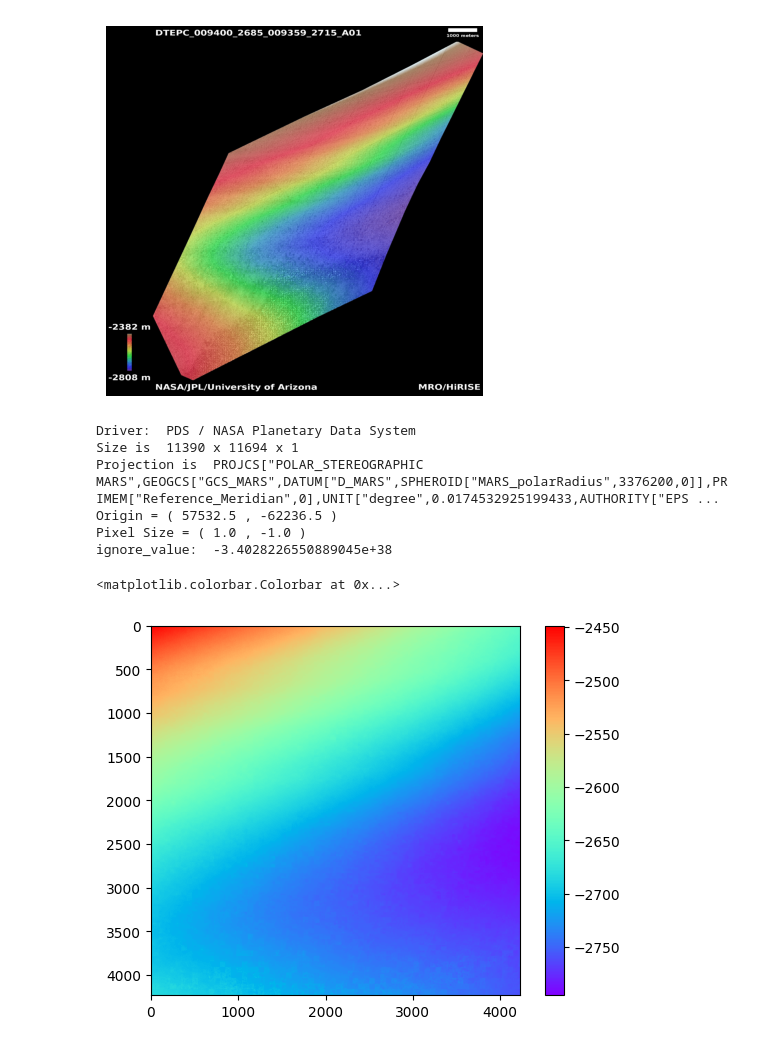
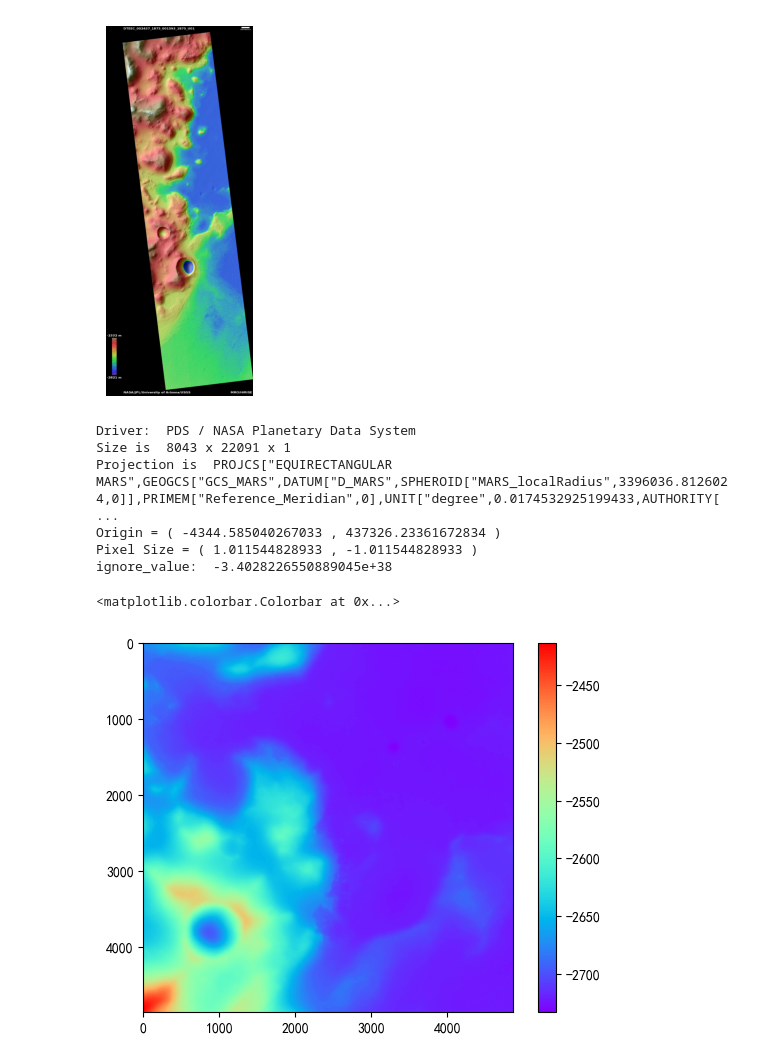
Before and after one commit to exloser123/MARS_Backup, a Jupyter notebook: method/hirise/Roughness_figure_cd.ipynb, the cells around one changed output. Saved outputs shown, nothing was run; the diff lists cells and outputs as text; code cells hidden in the pictures.

```diff
--- a/method/hirise/Roughness_figure_cd.ipynb
+++ b/method/hirise/Roughness_figure_cd.ipynb
@@ -1,17 +1,22 @@
 # %%
 Product_ID = 'DTEPC_009400_2685_009359_2715_A01'
+Product_ID = 'DTEEC_002478_1365_003678_1365_U01'
+Product_ID = 'DTEEC_002437_1875_001593_1875_U01'
+# Product_ID = 'DTEED_022962_1570_022672_1570_A01'
+# Product_ID = 'DTEEC_016509_1980_016575_1980_U01'
+# Product_ID = 'DTEED_018738_1585_019160_1585_A01'
 img_path = 'data/DTM/' + Product_ID + '.IMG'
 jpg_path = 'data/JPG/' + Product_ID + '.ca.jpg'
 # 显示jpg
 from PIL import Image
 from matplotlib import pyplot as plt
 
 img = Image.open(jpg_path)
 plt.imshow(img)
 plt.axis('off')
 plt.show()
 # %% [output]
-[figure, old version]
+[figure, new version]
 # %%
 from osgeo import gdal
 import numpy as np
@@ -32,10 +37,10 @@ ignore_value = dataset.GetRasterBand(1).GetNoDataValue()
 print('ignore_value: ', ignore_value)
 # %% [output]
 Driver:  PDS / NASA Planetary Data System
-Size is  11390 x 11694 x 1
-Projection is  PROJCS["POLAR_STEREOGRAPHIC MARS",GEOGCS["GCS_MARS",DATUM["D_MARS",SPHEROID["MARS_polarRadius",3376200,0]],PRIMEM["Reference_Meridian",0],UNIT["degree",0.0174532925199433,AUTHORITY["EPS ...
-Origin = ( 57532.5 , -62236.5 )
-Pixel Size = ( 1.0 , -1.0 )
+Size is  8043 x 22091 x 1
+Projection is  PROJCS["EQUIRECTANGULAR MARS",GEOGCS["GCS_MARS",DATUM["D_MARS",SPHEROID["MARS_localRadius",3396036.8126024,0]],PRIMEM["Reference_Meridian",0],UNIT["degree",0.0174532925199433,AUTHORITY[ ...
+Origin = ( -4344.585040267033 , 437326.23361672834 )
+Pixel Size = ( 1.011544828933 , -1.011544828933 )
 ignore_value:  -3.4028226550889045e+38
 # %%
 # ignore_value用NAN替代
@@ -58,7 +63,7 @@ plt.imshow(data_cut, cmap='rainbow')
 plt.colorbar()
 # %% [output]
 <matplotlib.colorbar.Colorbar at 0x...>
-[figure, old version]
+[figure, new version]
 # %%
 geotransform = dataset.GetGeoTransform()
 if abs(geotransform[1]) != abs(geotransform[5]):
```
Also changed, not shown: parts of 8 cells of this notebook, 1 other file.
